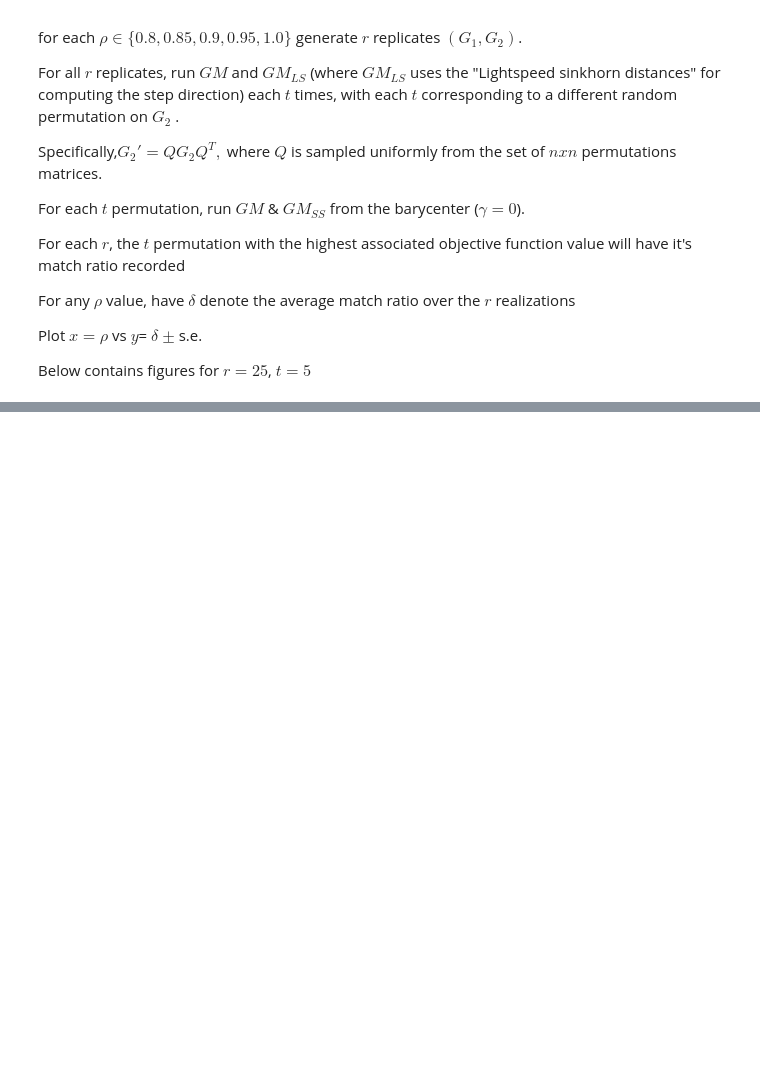
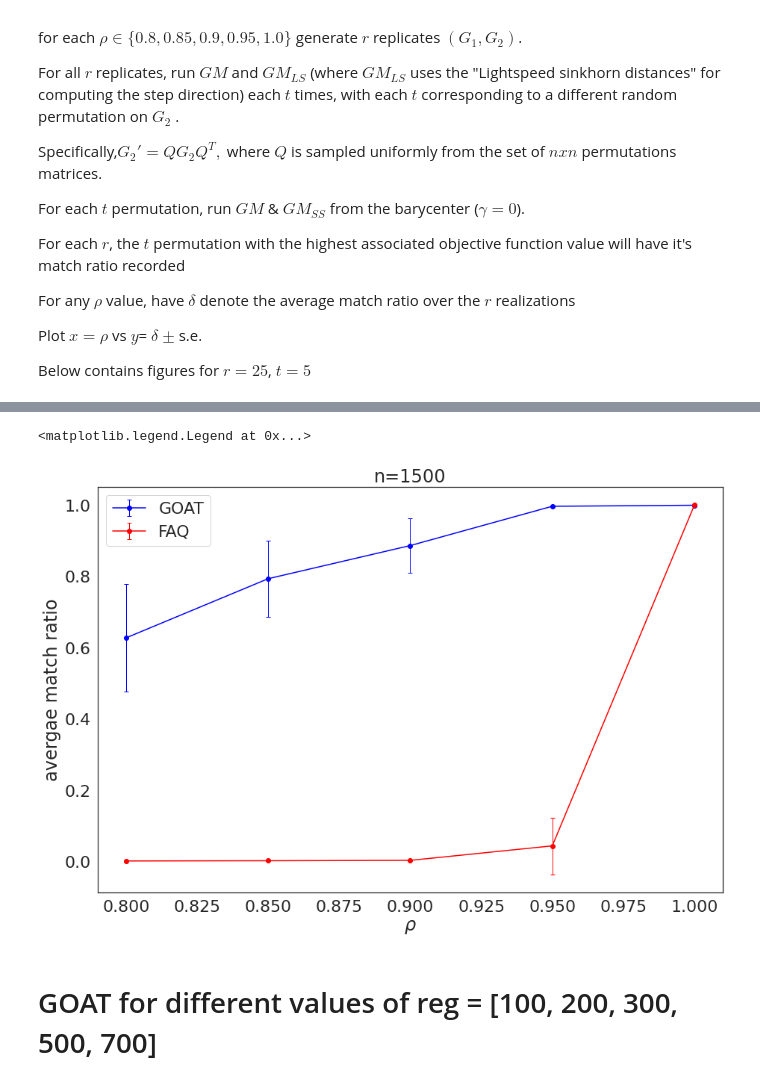
Before and after one commit to neurodata/goat, a Jupyter notebook: docs/rho_sbm.ipynb, the cells around one changed output, grey strips where cells are left out. Cells and saved outputs as stored; diff of their text form; code cells hidden in the pictures; blank space fills up the shorter version.

```diff
--- a/docs/rho_sbm.ipynb
+++ b/docs/rho_sbm.ipynb
@@ -309,0 +316,26 @@ plt.legend()
+# %%
+
+from scipy.stats import sem
+error = [2*sem(ratios[i,:]) for i in range(n_p)]
+average = [np.mean(ratios[i,:] ) for i in range(n_p)]
+
+error_ss = [2*sem(ratios_ss[i,:]) for i in range(n_p)]
+average_ss = [np.mean(ratios_ss[i,:] ) for i in range(n_p)]
+
+sns.set_context('poster')
+sns.set(rc={'figure.figsize':(15,10)})
+sns.set(font_scale = 2)
+sns.set_style('white')
+
+plt.errorbar(rhos,average_ss, error_ss,marker='o',capsize=3, elinewidth=1, markeredgewidth=1, label='GOAT', color='blue')
+plt.errorbar(rhos,average, error,marker='o',capsize=3, elinewidth=1, markeredgewidth=1, label='FAQ', color='red')
+plt.xlabel(r"$\rho$")
+plt.ylabel("avergae match ratio")
+
+plt.title('n=1500')
+plt.legend()
+# %% [output]
+<matplotlib.legend.Legend at 0x...>
+[figure, added]
+# %% [markdown]
+# GOAT for different values of reg = [100, 200, 300, 500, 700]
```
Also changed, not shown: parts of 12 cells of this notebook.
